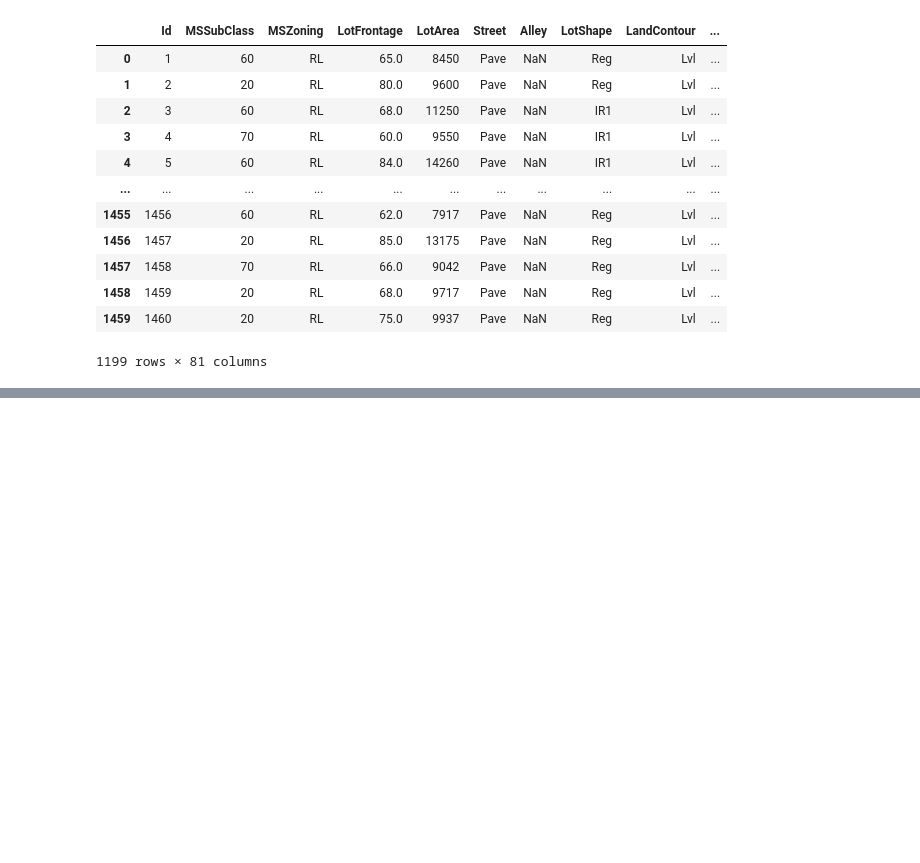
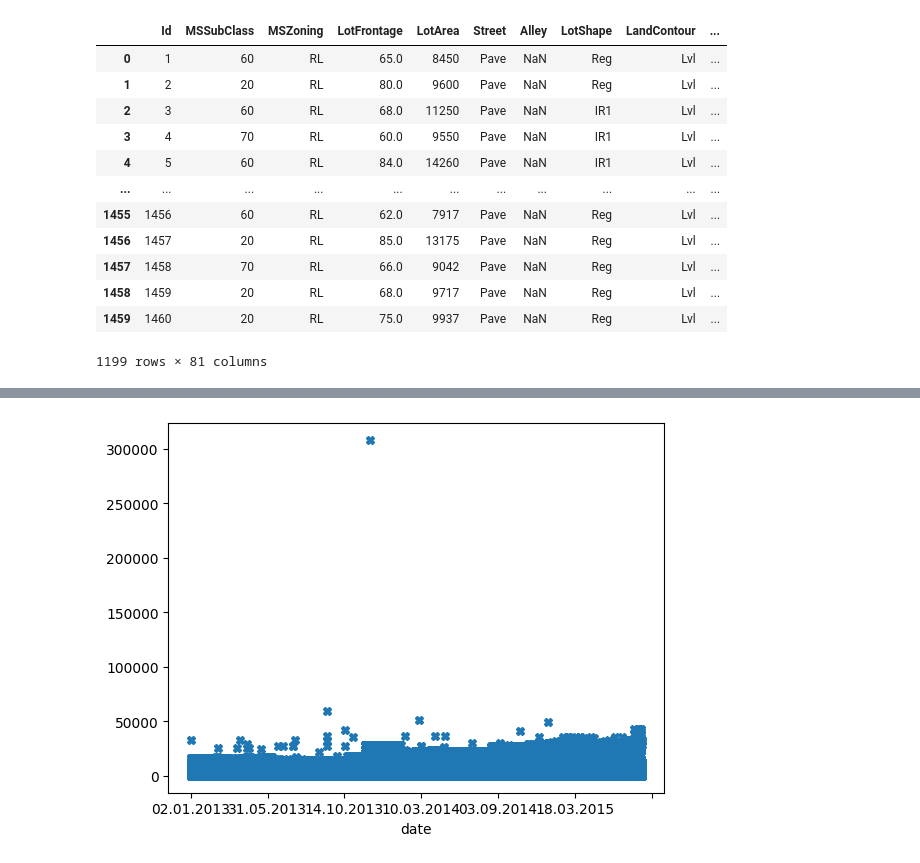
Before and after one commit to HrexD/H3Hitema-Python, a Jupyter notebook: Science_de_donnees_Python/Intro Pandas && Numpy.ipynb, the cells around one changed output, grey strips where cells are left out. Drawn from its saved outputs; the diff is of its cells as text; code cells hidden in the pictures; blank space fills up the shorter version.

```diff
--- a/Science_de_donnees_Python/Intro Pandas && Numpy.ipynb
+++ b/Science_de_donnees_Python/Intro Pandas && Numpy.ipynb
@@ -194,0 +210,3 @@ df_cloud=df.plot(x='LotFrontage',y="LotArea", style="x", legend='')
+# %%
+import csv
+df_a=pd.read_csv(r'.\sales_predictions.csv')
@@ -194,0 +229,4 @@ df_cloud=df.plot(x='LotFrontage',y="LotArea", style="x", legend='')
+# %%
+df_cloud=df_a.plot(x='date',y="item_price", style="X", legend='')
+# %% [output]
+[figure, added]
```
Also changed, not shown: parts of 18 cells of this notebook.
